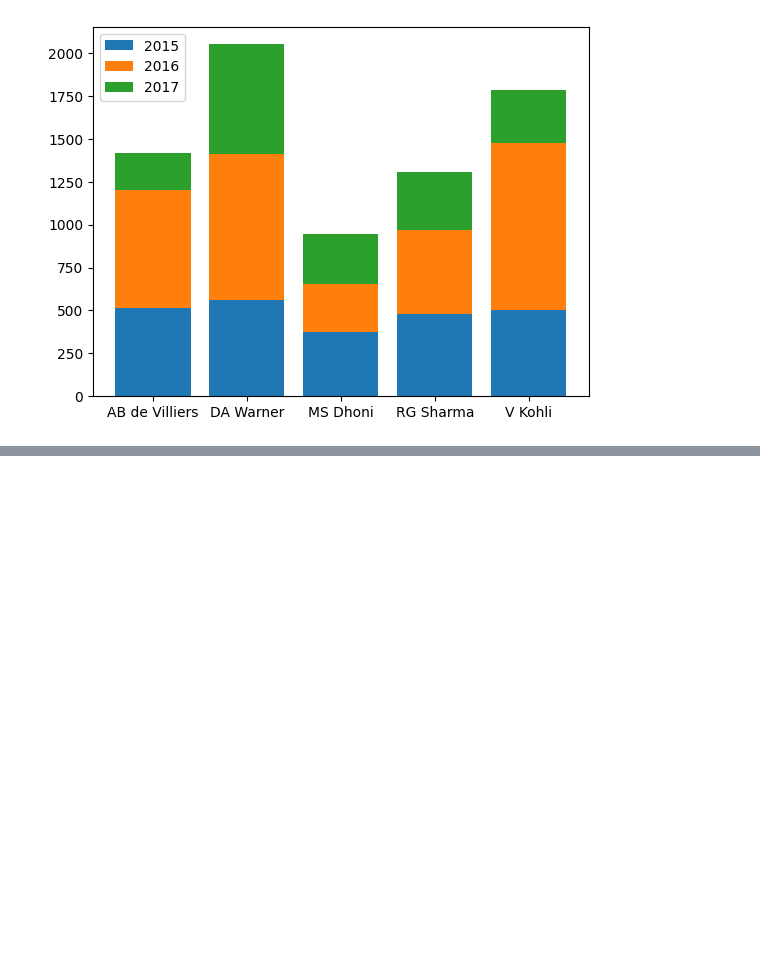
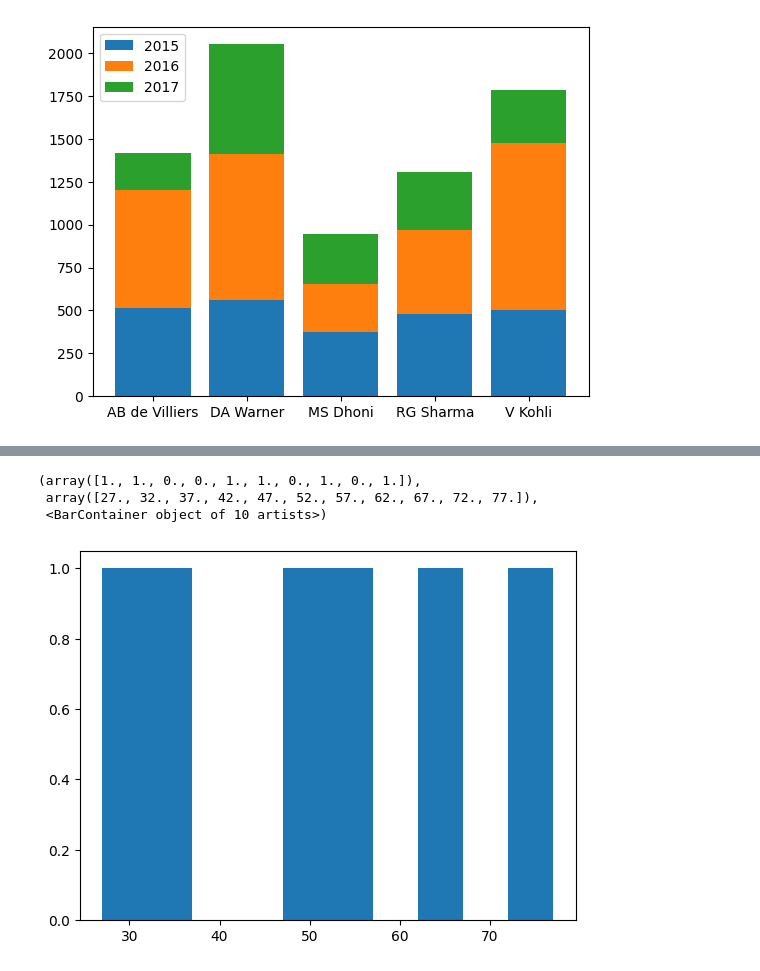
Before and after one commit to Vivek-Joshi17/Data_Visualization, a Jupyter notebook: Data_Visualize.ipynb, the cells around one changed output, grey strips where cells are left out. Saved outputs shown, nothing was run; the diff lists cells and outputs as text; code cells hidden in the pictures; blank space fills up the shorter version.

Commit message:
histogram_chart_basic

```diff
--- a/Data_Visualize.ipynb
+++ b/Data_Visualize.ipynb
@@ -320,0 +327,9 @@ plt.show()
+# %%
+#simple histogram
+data=[32,55,27,47,77,65]
+plt.hist(data)
+# %% [output]
+(array([1., 1., 0., 0., 1., 1., 0., 1., 0., 1.]),
+ array([27., 32., 37., 42., 47., 52., 57., 62., 67., 72., 77.]),
+ <BarContainer object of 10 artists>)
+[figure, added]
```
Also changed, not shown: parts of 7 cells of this notebook.
